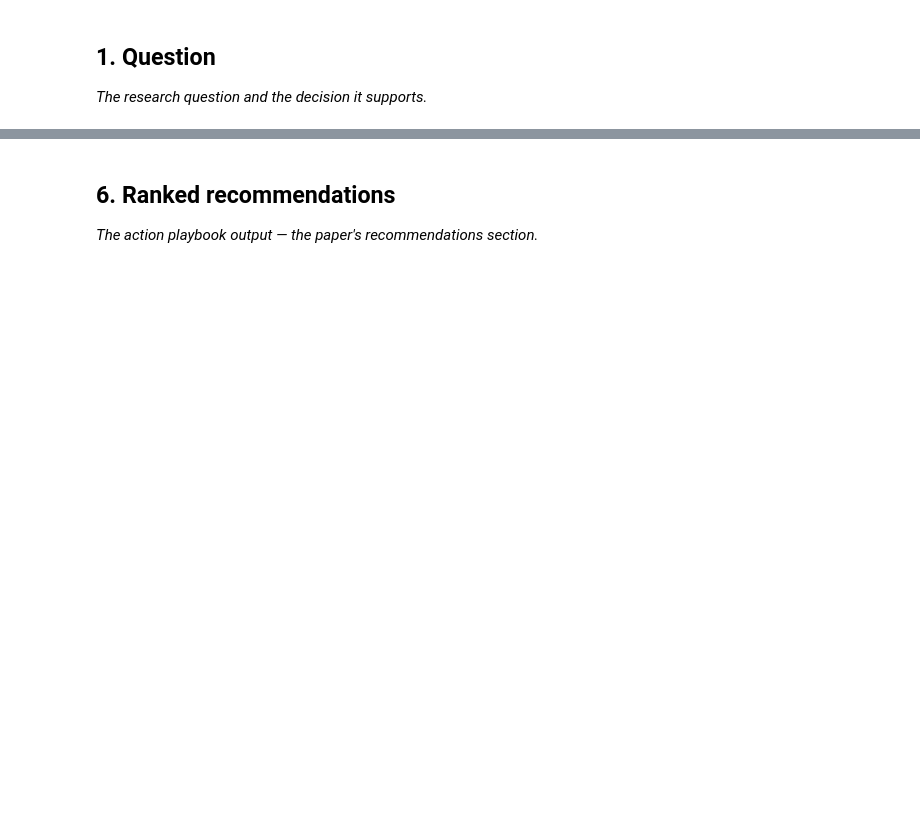
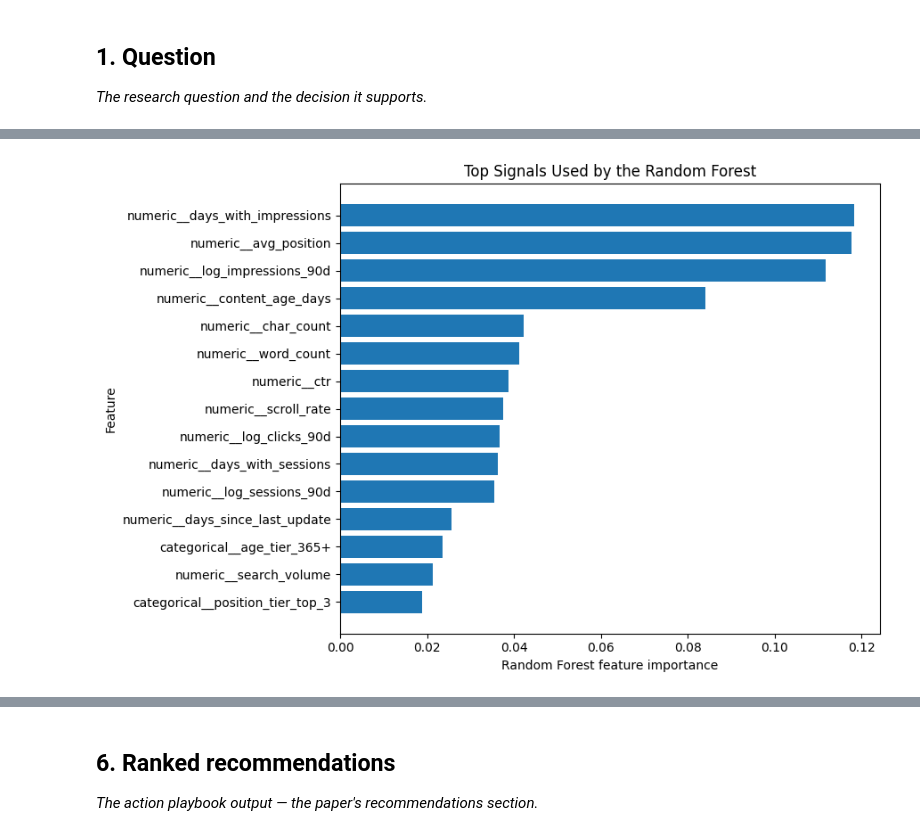
Before and after one commit to SyedaNehaBatool12/flyrank-ml-internship, a Jupyter notebook: work/notebooks/capstone.ipynb, the cells around one changed output, grey strips where cells are left out. Drawn from its saved outputs; the diff is of its cells as text; code cells hidden in the pictures; blank space fills up the shorter version.

```diff
--- a/work/notebooks/capstone.ipynb
+++ b/work/notebooks/capstone.ipynb
@@ -28,0 +733,20 @@ This skeleton is yours to fill. Work the sections **in order** — each one has
+# %%
+# Feature importance from the selected Random Forest model
+
+rf_pipeline = trained_models["Random Forest"]
+
+rf_preprocessor = rf_pipeline.named_steps["preprocessor"]
+rf_model = rf_pipeline.named_steps["model"]
+
+feature_names = rf_preprocessor.get_feature_names_out()
+
+feature_importance_df = (
+    pd.DataFrame({
+        "feature": feature_names,
+        "importance": rf_model.feature_importances_
+    })
+    .sort_values("importance", ascending=False)
+    .reset_index(drop=True)
+)
+
+display(feature_importance_df.head(20))
@@ -28,0 +771,24 @@ This skeleton is yours to fill. Work the sections **in order** — each one has
+# %%
+import matplotlib.pyplot as plt
+
+top_features = (
+    feature_importance_df
+    .head(15)
+    .sort_values("importance")
+)
+
+plt.figure(figsize=(9, 6))
+
+plt.barh(
+    top_features["feature"],
+    top_features["importance"]
+)
+
+plt.xlabel("Random Forest feature importance")
+plt.ylabel("Feature")
+plt.title("Top Signals Used by the Random Forest")
+
+plt.tight_layout()
+plt.show()
+# %% [output]
+[figure, added]
```
Also changed, not shown: parts of 30 cells of this notebook.
